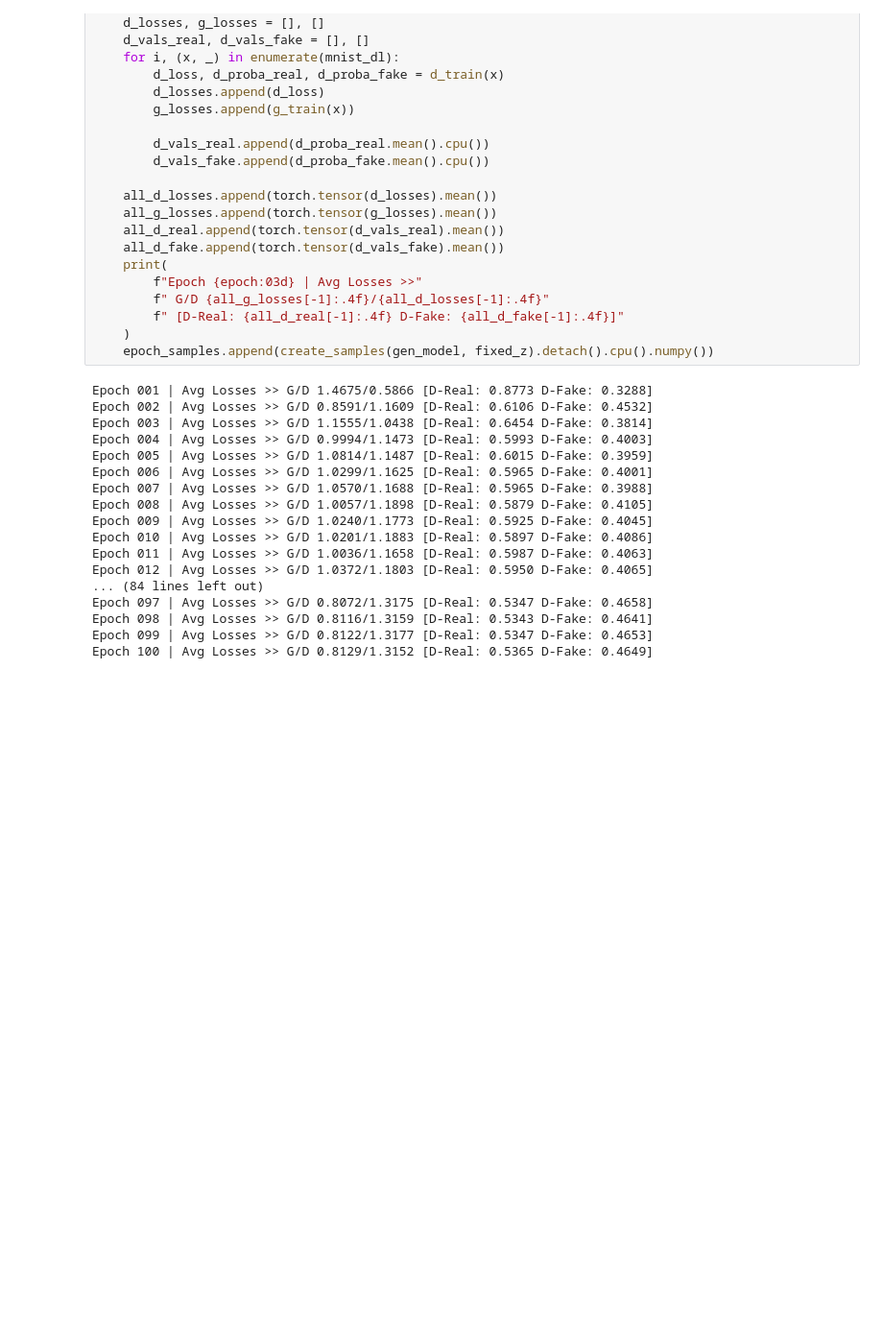
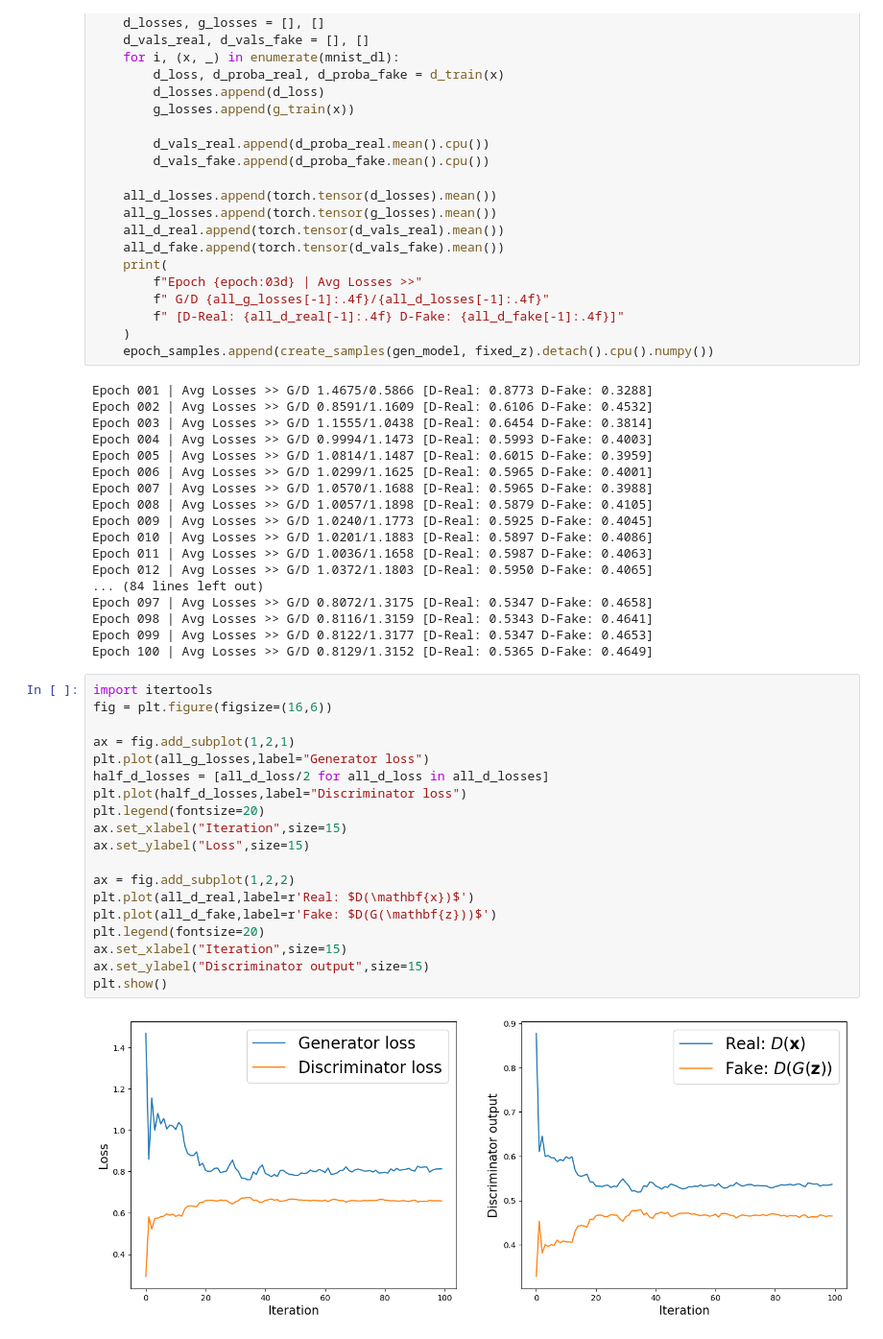
Before and after one commit to RiccardoTonioloDev/ML-w-PyTorch, a Jupyter notebook: Synthesizing new data/generative_adversarial_networks.ipynb, the cells around one changed output. Shown: that part at 96% size. Cells and saved outputs as stored; diff of their text form; blank space fills up the shorter version.

```diff
--- a/Synthesizing new data/generative_adversarial_networks.ipynb
+++ b/Synthesizing new data/generative_adversarial_networks.ipynb
@@ -296,3 +296,24 @@ Epoch 097 | Avg Losses >> G/D 0.8072/1.3175 [D-Real: 0.5347 D-Fake: 0.4658]
 Epoch 098 | Avg Losses >> G/D 0.8116/1.3159 [D-Real: 0.5343 D-Fake: 0.4641]
 Epoch 099 | Avg Losses >> G/D 0.8122/1.3177 [D-Real: 0.5347 D-Fake: 0.4653]
 Epoch 100 | Avg Losses >> G/D 0.8129/1.3152 [D-Real: 0.5365 D-Fake: 0.4649]
+# %%
+import itertools
+fig = plt.figure(figsize=(16,6))
+
+ax = fig.add_subplot(1,2,1)
+plt.plot(all_g_losses,label="Generator loss")
+half_d_losses = [all_d_loss/2 for all_d_loss in all_d_losses]
+plt.plot(half_d_losses,label="Discriminator loss")
+plt.legend(fontsize=20)
+ax.set_xlabel("Iteration",size=15)
+ax.set_ylabel("Loss",size=15)
+
+ax = fig.add_subplot(1,2,2)
+plt.plot(all_d_real,label=r'Real: $D(\mathbf{x})$')
+plt.plot(all_d_fake,label=r'Fake: $D(G(\mathbf{z}))$')
+plt.legend(fontsize=20)
+ax.set_xlabel("Iteration",size=15)
+ax.set_ylabel("Discriminator output",size=15)
+plt.show()
+# %% [output]
+[figure, added]
```
Also changed, not shown: parts of 16 cells of this notebook.
